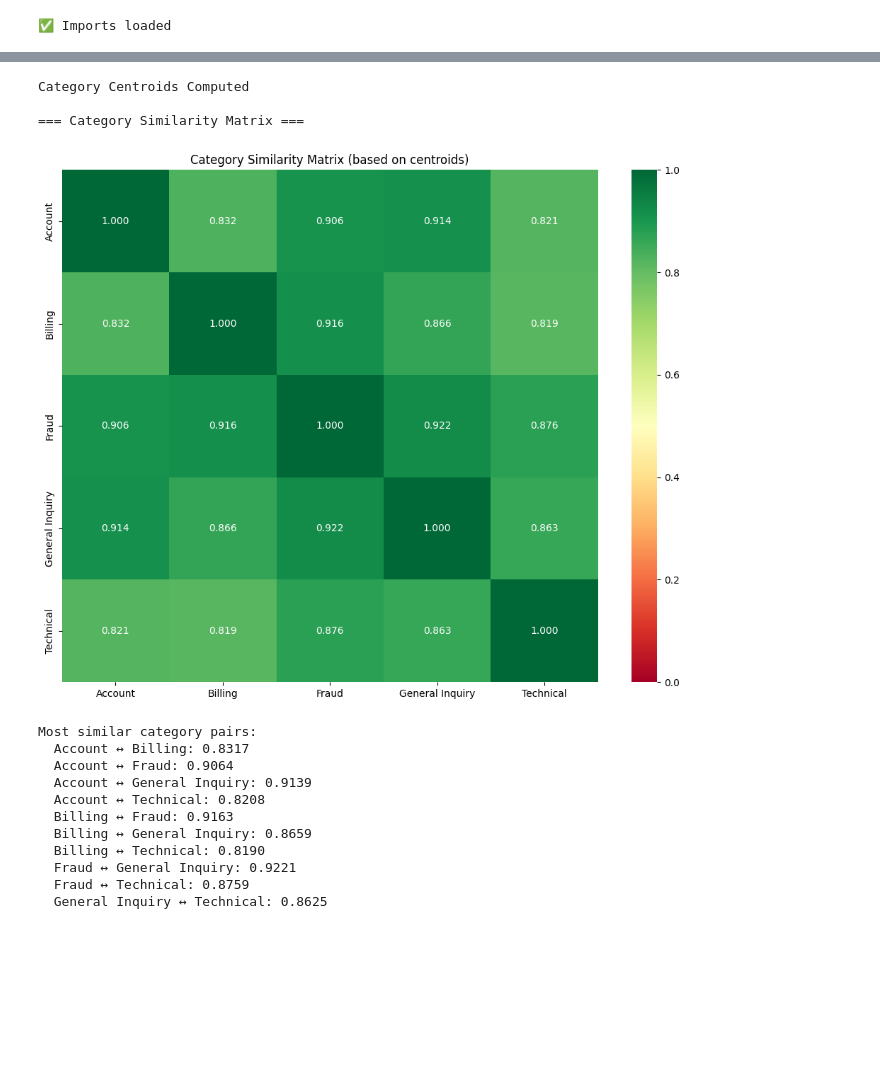
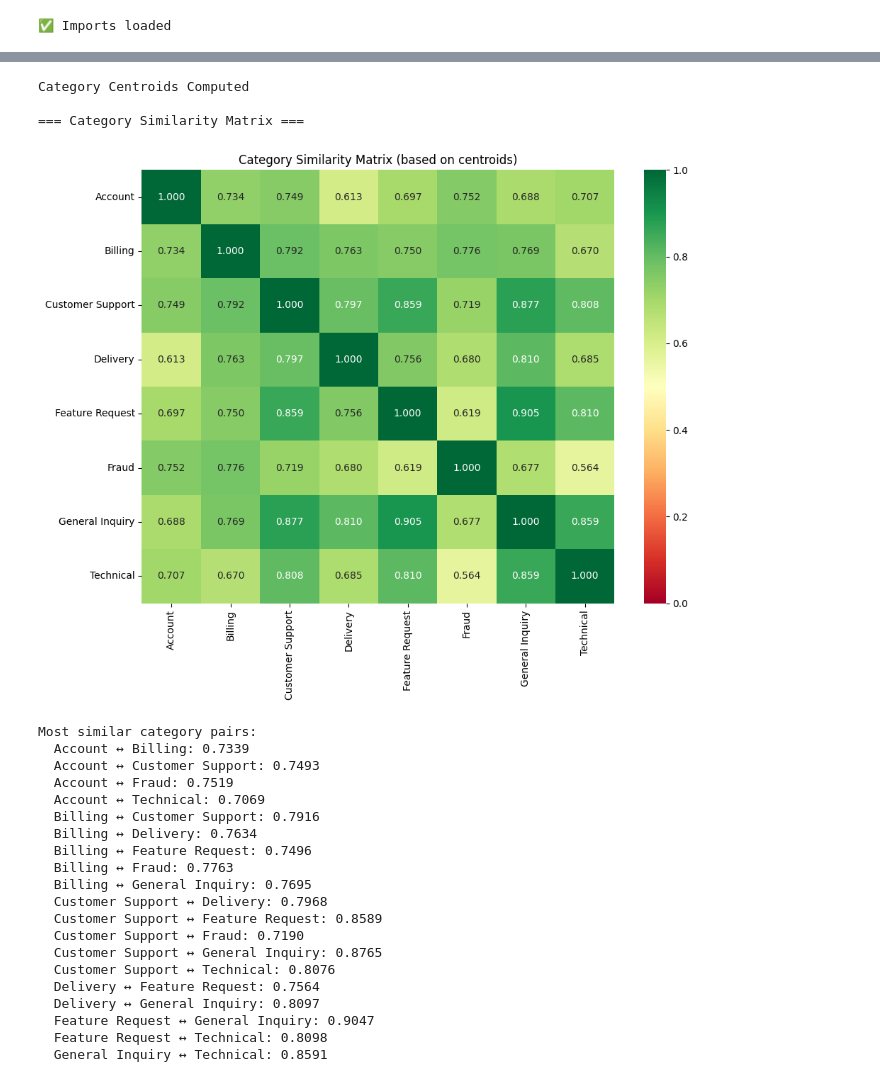
Before and after one commit to Hashem-Rashed/Intelligent-Support-Ticket-Classification-with-RAG, a Jupyter notebook: notebooks/ticket_embeddings_experiment.ipynb.ipynb, the cells around one changed output, grey strips where cells are left out. Drawn from its saved outputs; the diff is of its cells as text; code cells hidden in the pictures; blank space fills up the shorter version.

```diff
--- a/notebooks/ticket_embeddings_experiment.ipynb.ipynb
+++ b/notebooks/ticket_embeddings_experiment.ipynb.ipynb
@@ -155,7 +153,7 @@ USE_FULL_DATA = True
 if USE_FULL_DATA:
     print("\nUsing the full memory-mapped dataset.")
     X_large = embeddings
-    y_large = metadata['Issue_Category'].values
+    y_large = metadata['category'].values
     print(f"✅ X_large is a memmap with shape: {X_large.shape}")
 
     # Create train/test split indices
@@ -503,7 +503,7 @@ def search_by_text(query_text, embeddings, metadata, model, top_k=5, use_sample=
     print(f"{'='*70}")
 
     # Show category distribution
-    categories = search_metadata.iloc[top_indices]['Issue_Category'].values
+    categories = search_metadata.iloc[top_indices]['category'].values
     unique, counts = np.unique(categories, return_counts=True)
     print(f"\n📊 Category distribution in top {top_k} results:")
     for cat, count in zip(unique, counts):
@@ -523,7 +523,7 @@ def search_by_text(query_text, embeddings, metadata, model, top_k=5, use_sample=
         # Get ticket ID if available
         ticket_id = search_metadata.iloc[idx].get('id', idx)
 
-        print(f"\n{i}. [Score: {score:.4f}] - {search_metadata.iloc[idx]['Issue_Category']}")
+        print(f"\n{i}. [Score: {score:.4f}] - {search_metadata.iloc[idx]['category']}")
         print(f"   Ticket ID: {ticket_id}")
         if text_preview:
             print(f"   Preview: {text_preview}")
@@ -533,7 +533,7 @@ def search_by_text(query_text, embeddings, metadata, model, top_k=5, use_sample=
     return {
         'indices': top_indices,
         'scores': top_scores,
-        'categories': search_metadata.iloc[top_indices]['Issue_Category'].values
+        'categories': search_metadata.iloc[top_indices]['category'].values
     }
 
 def search_multiple_queries(queries, embeddings, metadata, model, top_k=5):
@@ -552,8 +552,8 @@ print("✅ Model loaded\n")
 # Create balanced sample for search
 print("Creating balanced sample for search...")
 balanced_indices = []
-for category in metadata['Issue_Category'].unique():
-    cat_indices = metadata[metadata['Issue_Category'] == category].index
+for category in metadata['category'].unique():
+    cat_indices = metadata[metadata['category'] == category].index
     sample_size = min(2000, len(cat_indices))
     balanced_indices.extend(np.random.choice(cat_indices, sample_size, replace=False))
 
@@ -897,7 +904,7 @@ from scipy.spatial.distance import cosine
 # Calculate centroids for each category
 centroids = {}
 for category in class_names:
-    category_mask = metadata['Issue_Category'] == category
+    category_mask = metadata['category'] == category
     category_indices = np.where(category_mask)[0]
     if len(category_indices) > 0:
         category_embeddings = embeddings[category_indices]
@@ -907,45 +914,54 @@ print("Category Centroids Computed")
 
 # Find closest categories to each other
 print("\n=== Category Similarity Matrix ===")
 similarity_matrix = np.zeros((len(class_names), len(class_names)))
 for i, cat1 in enumerate(class_names):
     for j, cat2 in enumerate(class_names):
         if cat1 in centroids and cat2 in centroids:
             similarity = 1 - cosine(centroids[cat1], centroids[cat2])
             similarity_matrix[i, j] = similarity
 
 # Display similarity matrix
 plt.figure(figsize=(10, 8))
 sns.heatmap(similarity_matrix, annot=True, fmt='.3f',
             xticklabels=class_names, yticklabels=class_names,
             cmap='RdYlGn', vmin=0, vmax=1)
 plt.title('Category Similarity Matrix (based on centroids)')
 plt.tight_layout()
 plt.show()
 
 # Find most similar category pairs
 print("\nMost similar category pairs:")
 for i in range(len(class_names)):
     for j in range(i+1, len(class_names)):
         sim = similarity_matrix[i, j]
         if sim > 0.7:  # High similarity threshold
             print(f"  {class_names[i]} ↔ {class_names[j]}: {sim:.4f}")
 # %% [output]
 Category Centroids Computed
 
 === Category Similarity Matrix ===
-[figure, old version]
+[figure, new version]
 Most similar category pairs:
-  Account ↔ Billing: 0.8317
-  Account ↔ Fraud: 0.9064
-  Account ↔ General Inquiry: 0.9139
-  Account ↔ Technical: 0.8208
-  Billing ↔ Fraud: 0.9163
-  Billing ↔ General Inquiry: 0.8659
-  Billing ↔ Technical: 0.8190
-  Fraud ↔ General Inquiry: 0.9221
-  Fraud ↔ Technical: 0.8759
-  General Inquiry ↔ Technical: 0.8625
+  Account ↔ Billing: 0.7339
+  Account ↔ Customer Support: 0.7493
+  Account ↔ Fraud: 0.7519
+  Account ↔ Technical: 0.7069
+  Billing ↔ Customer Support: 0.7916
+  Billing ↔ Delivery: 0.7634
+  Billing ↔ Feature Request: 0.7496
+  Billing ↔ Fraud: 0.7763
+  Billing ↔ General Inquiry: 0.7695
+  Customer Support ↔ Delivery: 0.7968
+  Customer Support ↔ Feature Request: 0.8589
+  Customer Support ↔ Fraud: 0.7190
+  Customer Support ↔ General Inquiry: 0.8765
+  Customer Support ↔ Technical: 0.8076
+  Delivery ↔ Feature Request: 0.7564
+  Delivery ↔ General Inquiry: 0.8097
+  Feature Request ↔ General Inquiry: 0.9047
+  Feature Request ↔ Technical: 0.8098
+  General Inquiry ↔ Technical: 0.8591
 # %%
 # Error Analysis for best model
 y_pred = best_y_pred
```
Also changed, not shown: parts of 15 cells of this notebook, 7 other files.
